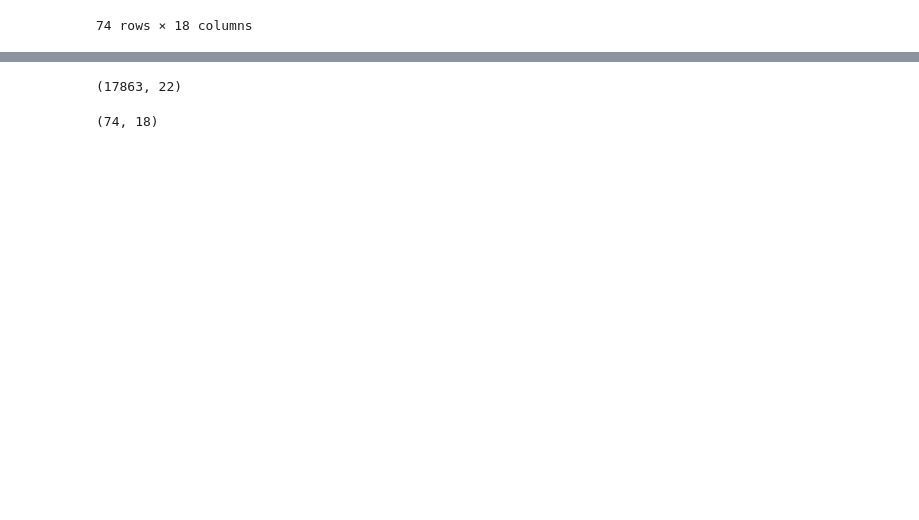
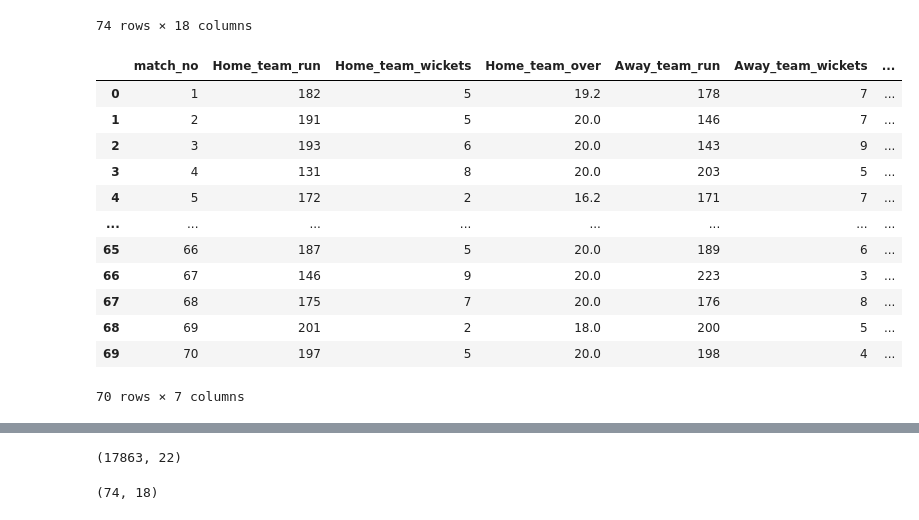
Before and after one commit to Rounak396/ipl_score_prediction_and_analysis, a Jupyter notebook: 2. 2023 IPL Data Analysis/1.ipl_2023_ball_by_ball_analysis.ipynb, the cells around one changed output, grey strips where cells are left out. Saved outputs shown, nothing was run; the diff lists cells and outputs as text; code cells hidden in the pictures; blank space fills up the shorter version.

```diff
--- a/2. 2023 IPL Data Analysis/1.ipl_2023_ball_by_ball_analysis.ipynb
+++ b/2. 2023 IPL Data Analysis/1.ipl_2023_ball_by_ball_analysis.ipynb
@@ -4,5 +4,6 @@ import pandas as pd
 import matplotlib.pyplot as plt
 import seaborn as sns
 # %%
-data1= pd.read_csv('/Users/rounaksarkar/Desktop/ML:AI/Data Analysis Projects/project11/deliveries.csv')
-data2= pd.read_csv('/Users/rounaksarkar/Desktop/ML:AI/Data Analysis Projects/project11/matches.csv')
+data1= pd.read_csv('/Users/rounaksarkar/Desktop/ipl_score_prediction_and_analysis/datasets/deliveries.csv')
+data2= pd.read_csv('/Users/rounaksarkar/Desktop/ipl_score_prediction_and_analysis/datasets/matches.csv')
+data3= pd.read_csv('/Users/rounaksarkar/Desktop/ipl_score_prediction_and_analysis/datasets/IPL2023_Match_Scoreboard.csv')
@@ -40,6 +39,22 @@ data2
 | 72 | 2023 | Gujarat Titans | Mumbai Indians | 2023/05/26 | 73 | Narendra Modi Stadium | Ahmedabad | Mumbai Indians | field | ... |
 | 73 | 2023 | Gujarat Titans | Chennai Super Kings | 2023/05/29 | 74 | Narendra Modi Stadium | Ahmedabad | Chennai Super Kings | field | ... |
 74 rows × 18 columns
+# %%
+data3
+# %% [output]
+|  | match_no | Home_team_run | Home_team_wickets | Home_team_over | Away_team_run | Away_team_wickets | ... |
+| 0 | 1 | 182 | 5 | 19.2 | 178 | 7 | ... |
+| 1 | 2 | 191 | 5 | 20.0 | 146 | 7 | ... |
+| 2 | 3 | 193 | 6 | 20.0 | 143 | 9 | ... |
+| 3 | 4 | 131 | 8 | 20.0 | 203 | 5 | ... |
+| 4 | 5 | 172 | 2 | 16.2 | 171 | 7 | ... |
+| ... | ... | ... | ... | ... | ... | ... | ... |
+| 65 | 66 | 187 | 5 | 20.0 | 189 | 6 | ... |
+| 66 | 67 | 146 | 9 | 20.0 | 223 | 3 | ... |
+| 67 | 68 | 175 | 7 | 20.0 | 176 | 8 | ... |
+| 68 | 69 | 201 | 2 | 18.0 | 200 | 5 | ... |
+| 69 | 70 | 197 | 5 | 20.0 | 198 | 4 | ... |
+70 rows × 7 columns
 # %%
 data1.head()
 # %% [output]
```
Also changed, not shown: parts of 6 cells of this notebook, 1 other file.
